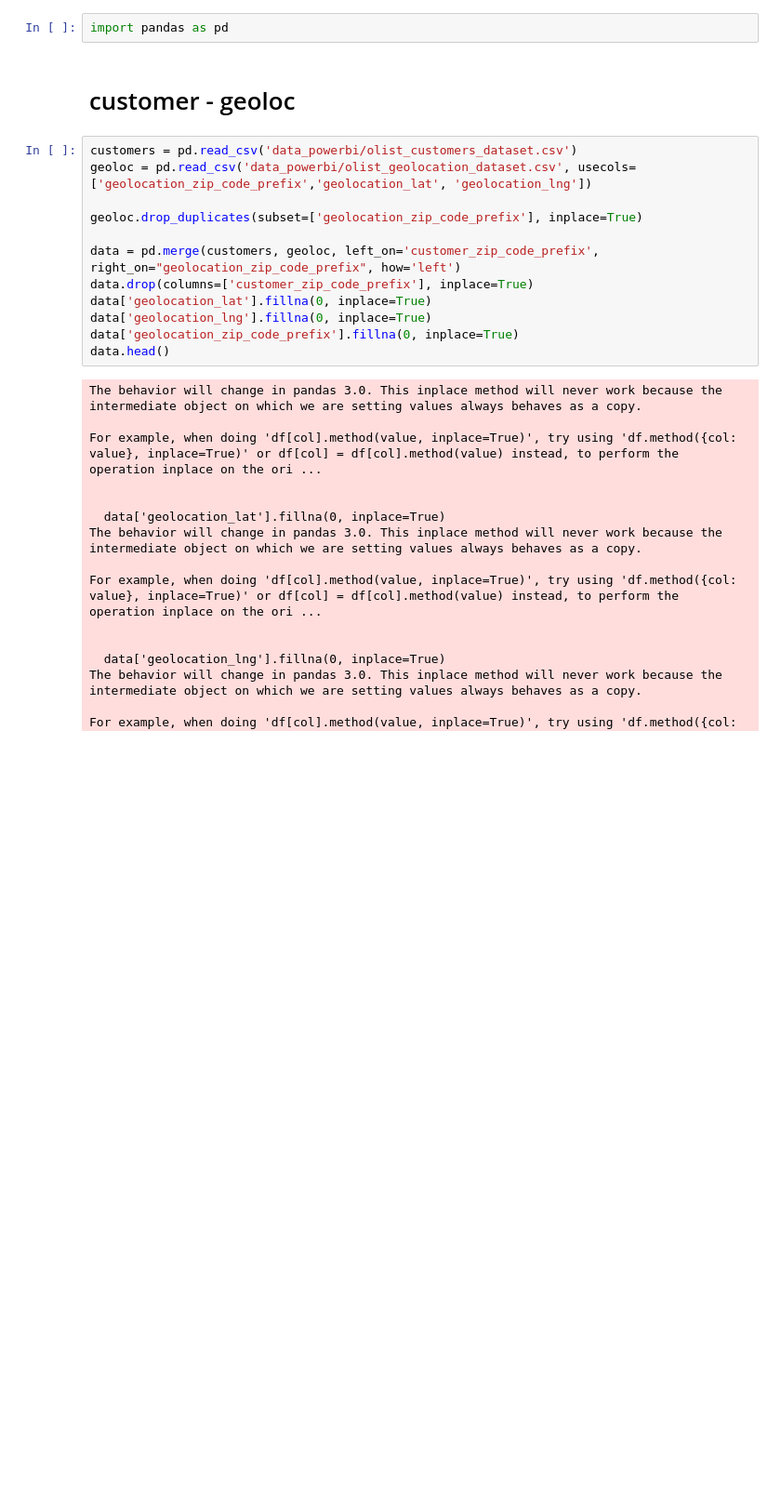
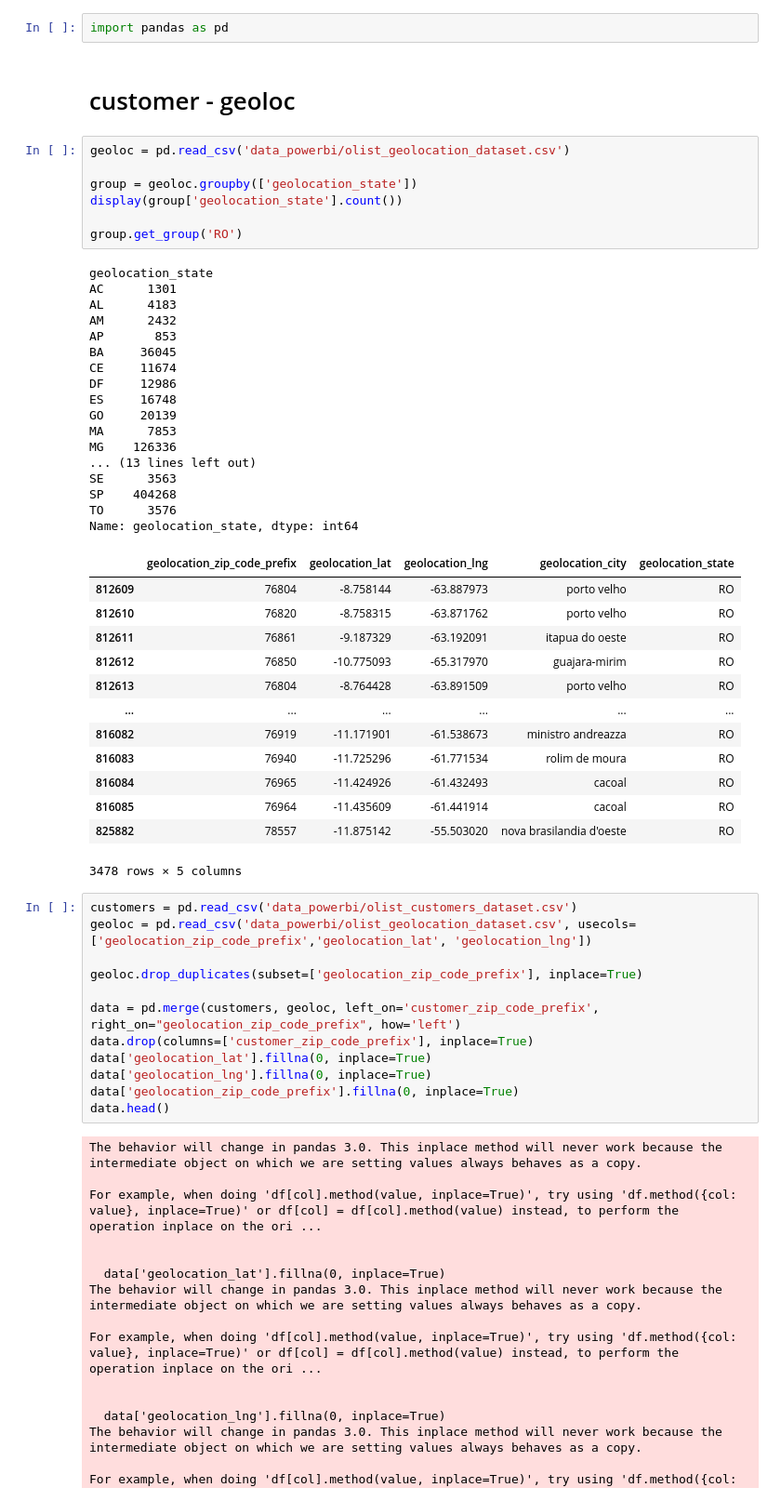
Before and after one commit to maxwarch/powerbi-test, a Jupyter notebook: prepare_data_powerbi.ipynb, the cells around one changed output. Shown at 93% size. Drawn from its saved outputs; the diff is of its cells as text; blank space fills up the shorter version.

Commit message:
check group

```diff
--- a/prepare_data_powerbi.ipynb
+++ b/prepare_data_powerbi.ipynb
@@ -2,6 +2,44 @@
 import pandas as pd
 # %% [markdown]
 # customer - geoloc
+# %%
+geoloc = pd.read_csv('data_powerbi/olist_geolocation_dataset.csv')
+
+group = geoloc.groupby(['geolocation_state'])
+display(group['geolocation_state'].count())
+
+group.get_group('RO')
+# %% [output]
+geolocation_state
+AC      1301
+AL      4183
+AM      2432
+AP       853
+BA     36045
+CE     11674
+DF     12986
+ES     16748
+GO     20139
+MA      7853
+MG    126336
+... (13 lines left out)
+SE      3563
+SP    404268
+TO      3576
+Name: geolocation_state, dtype: int64
+|  | geolocation_zip_code_prefix | geolocation_lat | geolocation_lng | geolocation_city | geolocation_state |
+| 812609 | 76804 | -8.758144 | -63.887973 | porto velho | RO |
+| 812610 | 76820 | -8.758315 | -63.871762 | porto velho | RO |
+| 812611 | 76861 | -9.187329 | -63.192091 | itapua do oeste | RO |
+| 812612 | 76850 | -10.775093 | -65.317970 | guajara-mirim | RO |
+| 812613 | 76804 | -8.764428 | -63.891509 | porto velho | RO |
+| ... | ... | ... | ... | ... | ... |
+| 816082 | 76919 | -11.171901 | -61.538673 | ministro andreazza | RO |
+| 816083 | 76940 | -11.725296 | -61.771534 | rolim de moura | RO |
+| 816084 | 76965 | -11.424926 | -61.432493 | cacoal | RO |
+| 816085 | 76964 | -11.435609 | -61.441914 | cacoal | RO |
+| 825882 | 78557 | -11.875142 | -55.503020 | nova brasilandia d'oeste | RO |
+3478 rows × 5 columns
 # %%
 customers = pd.read_csv('data_powerbi/olist_customers_dataset.csv')
 geoloc = pd.read_csv('data_powerbi/olist_geolocation_dataset.csv', usecols=['geolocation_zip_code_prefix','geolocation_lat', 'geolocation_lng'])
```
Also changed, not shown: parts of 1 cell of this notebook.
